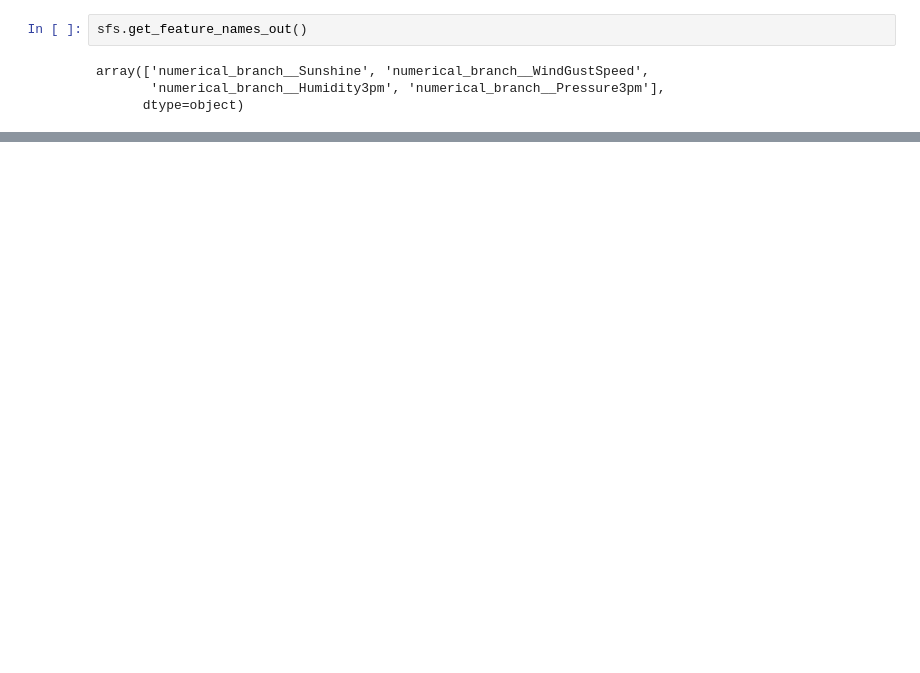
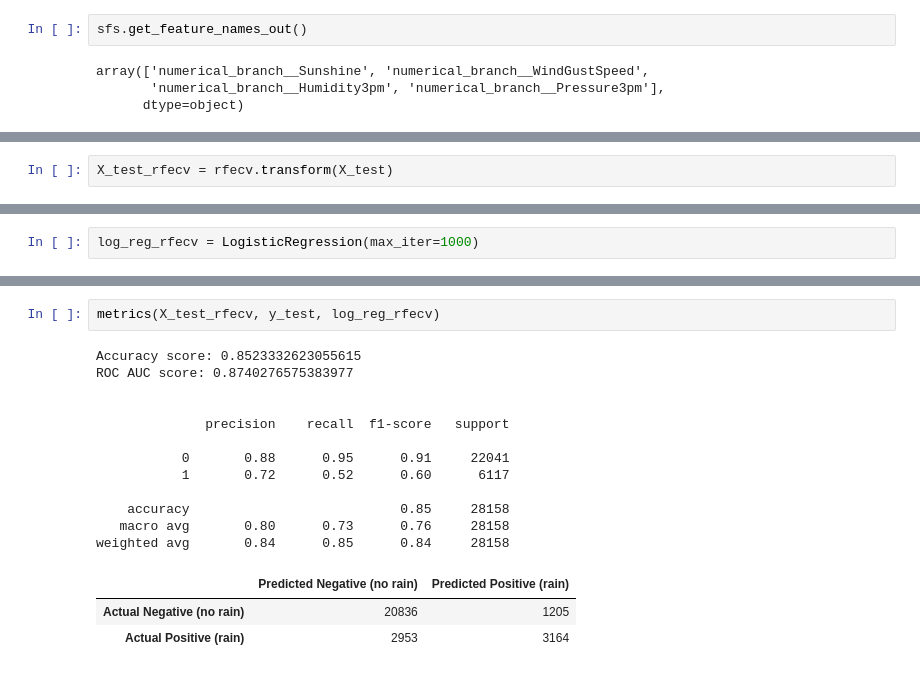
Before and after one commit to TomaszWasilewski/Predict-rain-in-Australia, a Jupyter notebook: rain_in_australia.ipynb, the cells around one changed output, grey strips where cells are left out. Drawn from its saved outputs; the diff is of its cells as text; blank space fills up the shorter version.

```diff
--- a/rain_in_australia.ipynb
+++ b/rain_in_australia.ipynb
@@ -1397,0 +1488,2 @@ weighted avg       0.83      0.84      0.83    112629
+# %%
+X_test_rfecv = rfecv.transform(X_test)
@@ -1397,0 +1506,2 @@ weighted avg       0.83      0.84      0.83    112629
+# %%
+log_reg_rfecv = LogisticRegression(max_iter=1000)
@@ -1397,0 +1512,18 @@ weighted avg       0.83      0.84      0.83    112629
+# %%
+metrics(X_test_rfecv, y_test, log_reg_rfecv)
+# %% [output]
+Accuracy score: 0.8523332623055615
+ROC AUC score: 0.8740276575383977
+
+
+              precision    recall  f1-score   support
+
+           0       0.88      0.95      0.91     22041
+           1       0.72      0.52      0.60      6117
+
+    accuracy                           0.85     28158
+   macro avg       0.80      0.73      0.76     28158
+weighted avg       0.84      0.85      0.84     28158
+|  | Predicted Negative (no rain) | Predicted Positive (rain) |
+| Actual Negative (no rain) | 20836 | 1205 |
+| Actual Positive (rain) | 2953 | 3164 |
```
Also changed, not shown: parts of 52 cells of this notebook.
